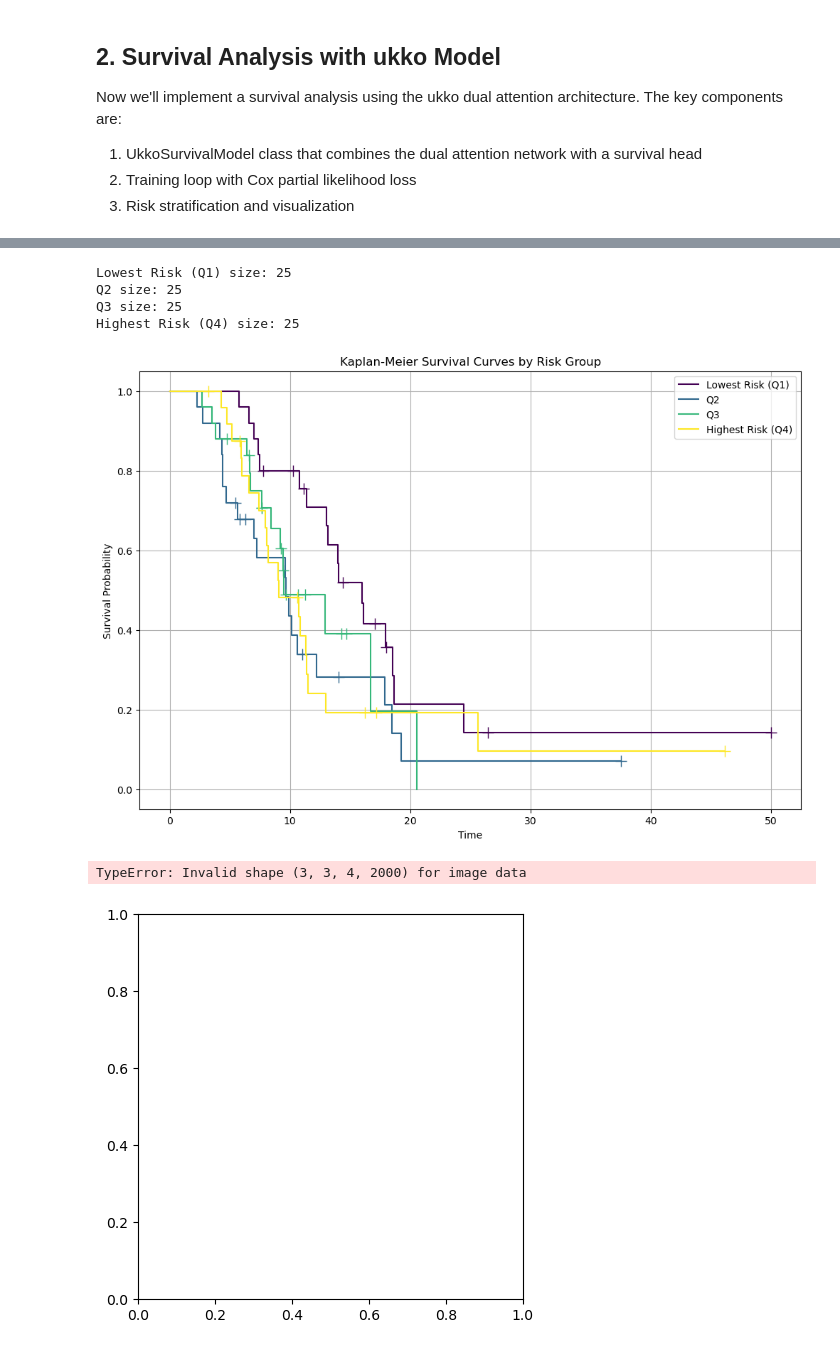
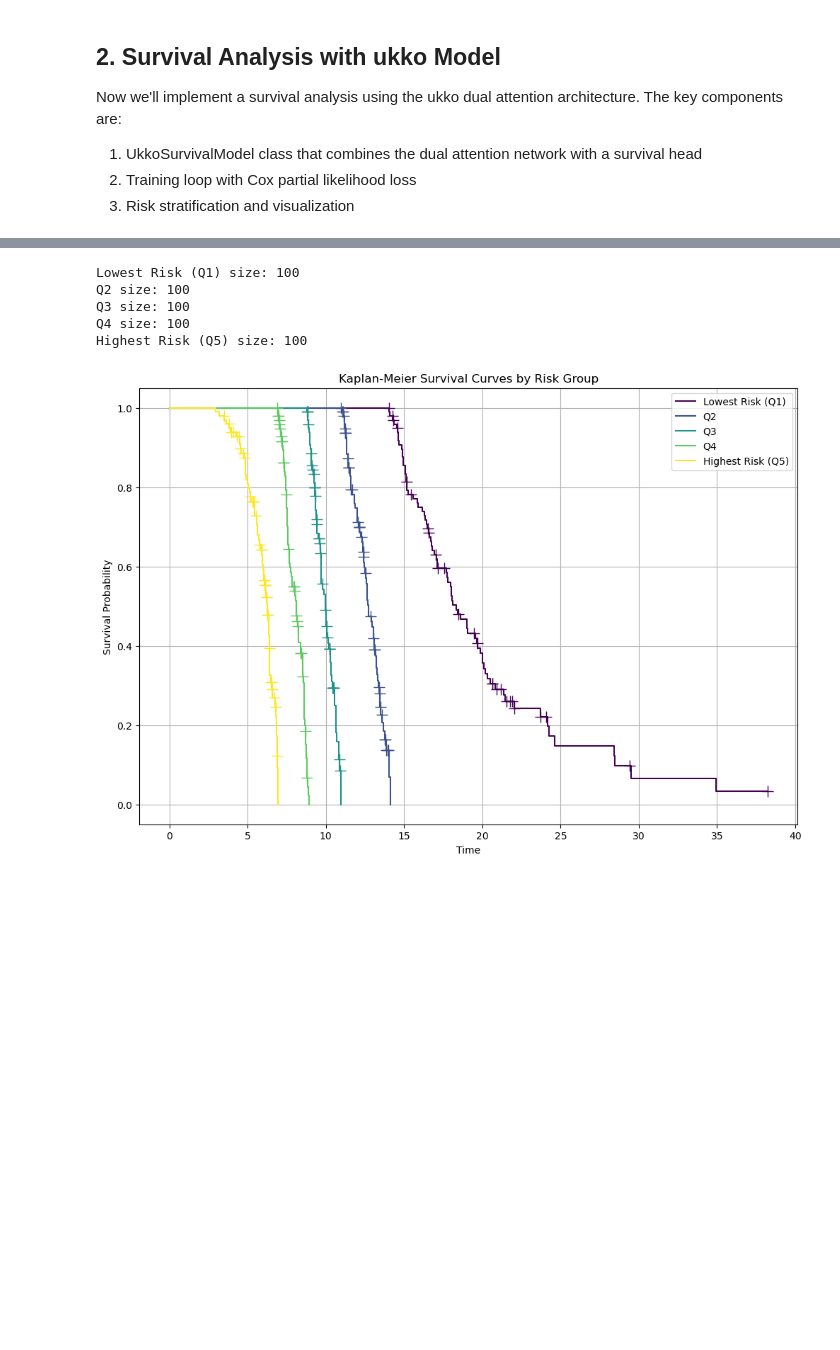
Before and after one commit to eric-fey-hus/ukko, a Jupyter notebook: Survival_test_ukko_sinewave.ipynb, the cells around one changed output, grey strips where cells are left out. Drawn from its saved outputs; the diff is of its cells as text; code cells hidden in the pictures; blank space fills up the shorter version.

```diff
--- a/Survival_test_ukko_sinewave.ipynb
+++ b/Survival_test_ukko_sinewave.ipynb
@@ -275,18 +277,8 @@ for epoch in range(n_epochs):
         # Get log hazards
         log_hazards, feat_weights, time_weights = model(X_batch)
 
-        # Calculate loss (Cox partial likelihood)
-        log_risk = log_hazards
-        risk = torch.exp(log_risk)
-
-        # Sort by time
-        sorted_times, sort_idx = torch.sort(times_batch, descending=True)
-        risk = risk[sort_idx]
-        events = events_batch[sort_idx]
-
-        # Calculate loss using cox partial likelihood
-        log_cumsum = torch.log(torch.cumsum(risk, dim=0) + 1e-8)
-        loss = -torch.mean((log_risk[events == 1] - log_cumsum[events == 1]))
+        # Calculate loss using TorchSurv's Cox partial likelihood
+        loss = tscox.neg_partial_log_likelihood(log_hazards, events_batch==1, times_batch, ties_method='efron', reduction='mean')
 
         loss.backward()
         optimizer.step()
@@ -355,62 +362,63 @@ def stratify_and_plot(survival_data, risk_scores, n_groups=4):
 
         print(f"{group_label} size: {len(group)}")
 
     plt.title('Kaplan-Meier Survival Curves by Risk Group')
     plt.xlabel('Time')
     plt.ylabel('Survival Probability')
     plt.grid(True)
     plt.legend()
     plt.show()
 
     return cutoffs
 
 # Generate risk scores using the trained model
 model.eval()
 with torch.no_grad():
     risk_scores, feat_weights, time_weights = model(X)
     risk_scores = risk_scores.numpy()
 
 # Create stratification plot
 sur_df = pd.DataFrame({
     'observed_time': dataset.observed_times.numpy(),
     'event_observed': dataset.events.numpy()
 })
-cutoffs = stratify_and_plot(sur_df, risk_scores, n_groups=4)
+cutoffs = stratify_and_plot(sur_df, risk_scores, n_groups=5)
 
-# Visualize attention weights
-plt.figure(figsize=(15, 5))
+# # Visualize attention weights
+# plt.figure(figsize=(15, 5))
 
-# Feature attention weights - reshape for visualization
-feat_attention = feat_weights.detach().numpy()
+# # Feature attention weights - reshape for visualization
+# feat_attention = feat_weights.detach().numpy()
+# # print dim of feat_attention
+# print("Feature attention shape:", feat_attention.shape)  # Should be [batch_size, n_features, sequence_length]
 
-# Plot feature attention weights
-plt.subplot(1, 2, 1)
-plt.imshow(feat_attention.T)
-plt.title('Feature Attention Weights')
-plt.xlabel('Sample')
-plt.ylabel('Feature')
-plt.colorbar()
+# # Plot feature attention weights
+# plt.subplot(1, 2, 1)
+# plt.imshow(feat_attention.T)
+# plt.title('Feature Attention Weights')
+# plt.xlabel('Sample')
+# plt.ylabel('Feature')
+# plt.colorbar()
 
-# Time attention weights
-time_attention = time_weights.detach().numpy().mean(axis=0)  # Average across batch
+# # Time attention weights
+# time_attention = time_weights.detach().numpy().mean(axis=0)  # Average across batch
 
-# Plot time attention weights
-plt.subplot(1, 2, 2)
-plt.plot(time_attention)
-plt.title('Time Attention Weights (Average)')
-plt.xlabel('Time Step')
-plt.ylabel('Weight')
-plt.grid(True)
+# # Plot time attention weights
+# plt.subplot(1, 2, 2)
+# plt.plot(time_attention)
+# plt.title('Time Attention Weights (Average)')
+# plt.xlabel('Time Step')
+# plt.ylabel('Weight')
+# plt.grid(True)
 
-plt.tight_layout()
-plt.show()
+# plt.tight_layout()
+# plt.show()
 # %% [output]
-Lowest Risk (Q1) size: 25
-Q2 size: 25
-Q3 size: 25
-Highest Risk (Q4) size: 25
+Lowest Risk (Q1) size: 100
+Q2 size: 100
+Q3 size: 100
+Q4 size: 100
+Highest Risk (Q5) size: 100
-[figure, old version]
+[figure, new version]
-TypeError: Invalid shape (3, 3, 4, 2000) for image data
-[figure, removed]
 # %%
 # Plot relationship between survival time and first feature amplitude
```
Also changed, not shown: parts of 5 cells of this notebook, 1 other file.
